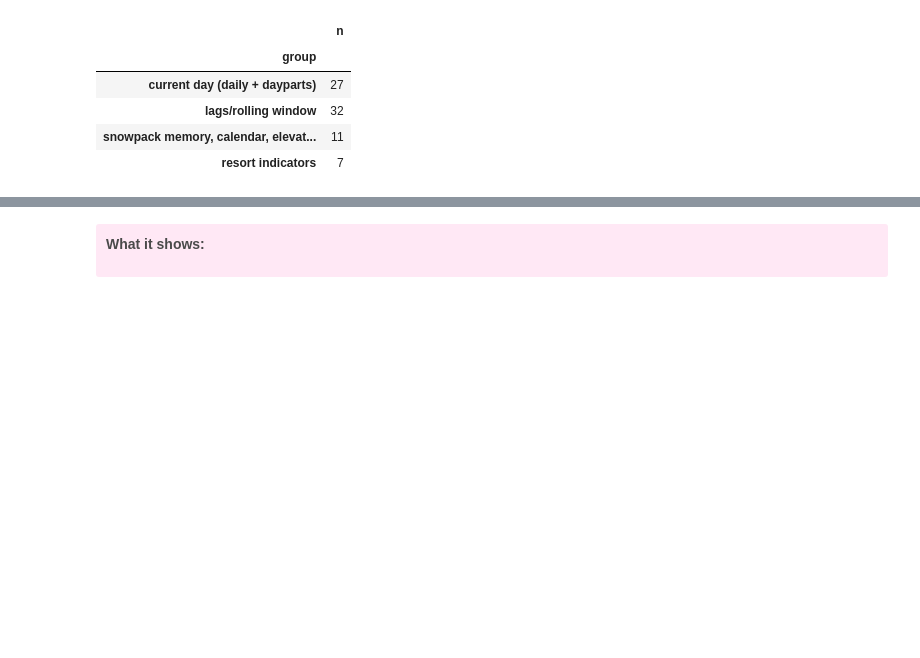
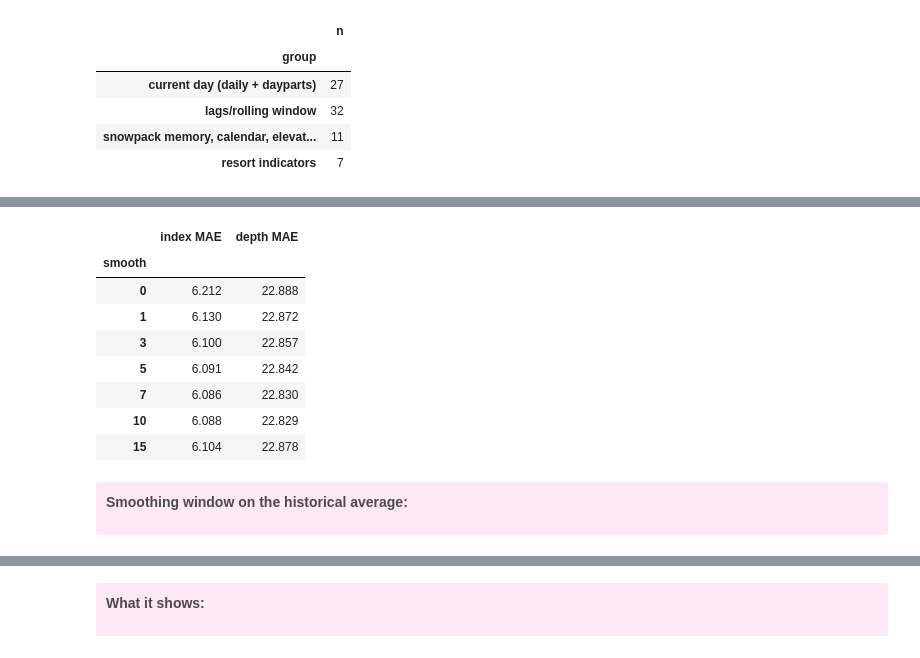
Before and after one commit to LiviaJonnatan/snowpredict, a Jupyter notebook: MS3.ipynb, the cells around one changed output, grey strips where cells are left out. Drawn from its saved outputs; the diff is of its cells as text; code cells hidden in the pictures; blank space fills up the shorter version.

```diff
--- a/MS3.ipynb
+++ b/MS3.ipynb
@@ -377,11 +391,11 @@ ROLL_MEAN_VARS = ["temperature_2m_mean", "sunshine_hours", "ski_index"]
 WINDOWS = [3, 7, 14, 30]
 TARGETS = ["ski_index", "snow_depth_mean_am"]
 # %%
-def days_since(s, thresh):
-    #days since the last day with s >= thresh, capped at 60 (uses only past data)
-    out, cnt = np.empty(len(s)), 60
+def days_since(s, thresh=10, cap=60):
+    #days since the last day with s >= thresh, capped (uses only past data)
+    out, cnt = np.empty(len(s)), cap
     for i, v in enumerate(s.to_numpy()):
-        cnt = 0 if v >= thresh else min(cnt+1, 60)
+        cnt = 0 if v >= thresh else min(cnt+1, cap)
         out[i] = cnt
     return pd.Series(out, index=s.index)
 # %%
@@ -407,7 +421,7 @@ def build_supervised(daily, horizon=HORIZON):
             f[f"{v}_mean{w}"] = g[v].transform(lambda s, w=w: s.rolling(w, min_periods=w).mean())
     f["snow_depth_change3"] = m["snow_depth_mean_am"] - g["snow_depth_mean_am"].shift(3)
     f["snow_depth_change7"] = m["snow_depth_mean_am"] - g["snow_depth_mean_am"].shift(7)
-    f["days_since_snow10"] = g["snowfall_sum"].transform(days_since, thresh=10)
+    f["days_since_snow10"] = g["snowfall_sum"].transform(days_since)
     f["freeze_thaw_days7"] = g["freeze_thaw"].transform(lambda s: s.rolling(7, min_periods=7).sum())
     f["doy_sin"] = np.sin(2 * np.pi * m["day_of_season"] / 365)
     f["doy_cos"] = np.cos(2 * np.pi * m["day_of_season"] / 365)
@@ -488,0 +499,34 @@ pd.DataFrame({"group": ["current day (daily + dayparts)", "lags/rolling window",
+# %%
+trn = sup[sup["season"].isin(TRAIN_SEASONS)]
+
+def loso(fn):
+    return pd.DataFrame([fn(trn[trn["season"] != s], trn[trn["season"] == s]) for s in TRAIN_SEASONS]).mean()
+
+def climatology_predict(train, test, target, smooth=None):
+    #day-of-season mean of "target" at the target date, computed on trains only, looked up for tests
+    smooth = CLIM_SMOOTH if smooth is None else smooth
+    parts = [train[["resort", "y_dos", target]].assign(y_dos=train["y_dos"] + s) for s in range(-smooth, smooth+1)]
+    pooled = pd.concat(parts).groupby(["resort", "y_dos"])[target].mean().rename("clim")
+    return test[["resort", "y_dos"]].merge(pooled, on=["resort", "y_dos"], how="left")["clim"].to_numpy()
+
+def check_smoothing():
+    return pd.DataFrame([{"smooth": sm, **loso(lambda tr, va: {
+        "index MAE": mean_absolute_error(va[Y_INDEX], climatology_predict(tr, va, Y_INDEX, smooth=sm)),
+        "depth MAE": mean_absolute_error(va[Y_DEPTH], climatology_predict(tr, va, Y_DEPTH, smooth=sm))})}
+        for sm in [0, 1, 3, 5, 7, 10, 15]]).set_index("smooth")
+
+cached("check_smoothing", check_smoothing).round(3)
+# %% [output]
+|  | index MAE | depth MAE |
+| smooth |  |  |
+| 0 | 6.212 | 22.888 |
+| 1 | 6.130 | 22.872 |
+| 3 | 6.100 | 22.857 |
+| 5 | 6.091 | 22.842 |
+| 7 | 6.086 | 22.830 |
+| 10 | 6.088 | 22.829 |
+| 15 | 6.104 | 22.878 |
+# %% [markdown]
+<div class="alert alert-info" style="color: #4a4a4a; background-color: #ffe8f5; border-color: #feddef; border-width: 1px; border-radius: 3px; padding: 10px;">
+
+**Smoothing window on the historical average:**
```
Also changed, not shown: parts of 30 cells of this notebook, 1 other file.
